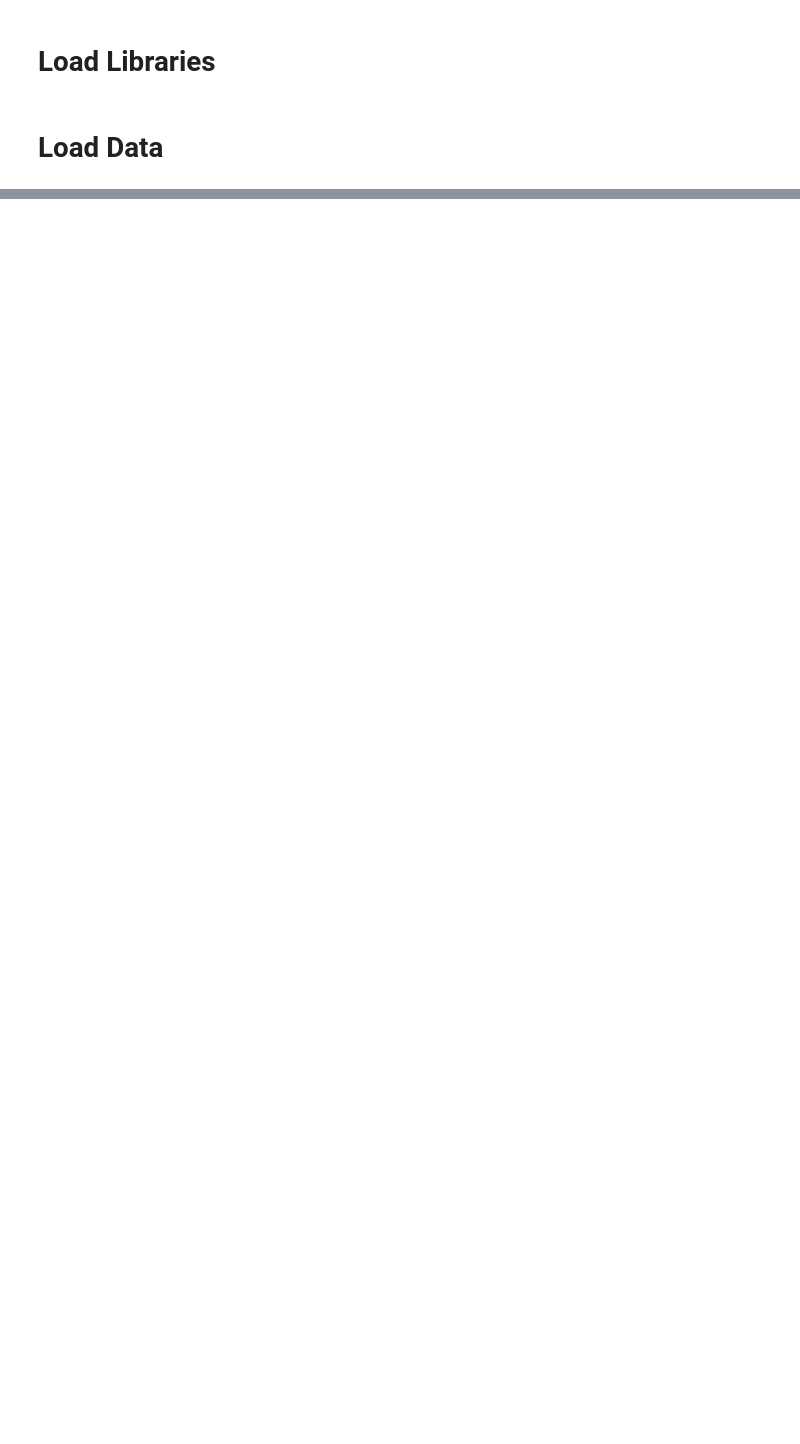
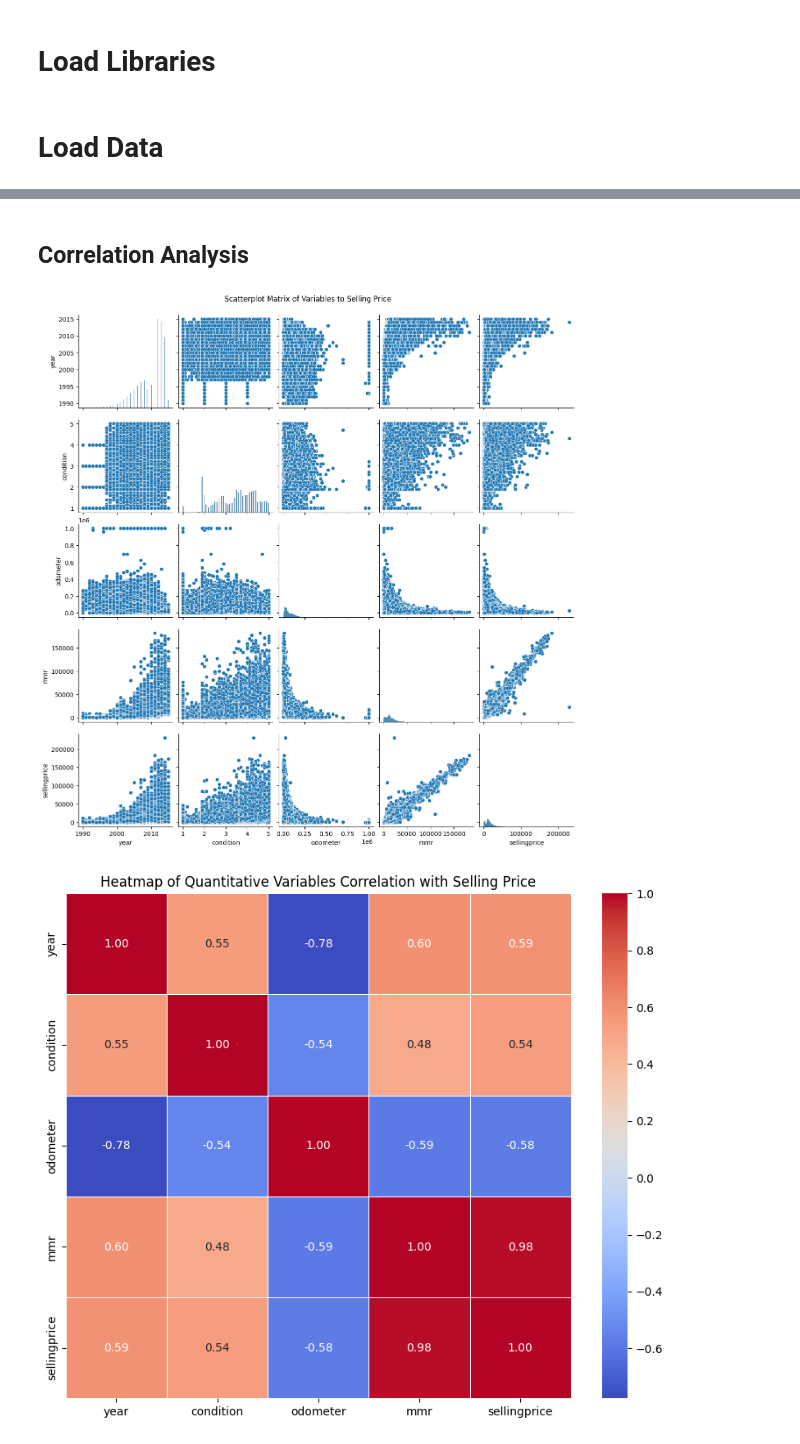
Before and after one commit to jasonzhu03/CS506-Project, a Jupyter notebook: final_project.ipynb, the cells around one changed output, grey strips where cells are left out. Saved outputs shown, nothing was run; the diff lists cells and outputs as text; code cells hidden in the pictures; blank space fills up the shorter version.

```diff
--- a/final_project.ipynb
+++ b/final_project.ipynb
@@ -163,0 +219,42 @@ for column in histogram_columns:
+# %% [markdown]
+## Correlation Analysis
+# %%
+# Select relevant columns (you can adjust this list based on your needs)
+variables_to_plot = ['year', 'condition', 'odometer', 'mmr', 'sellingprice']
+scatter_matrix_data = df[variables_to_plot]
+
+# Create a scatterplot matrix (pairplot)
+sns.pairplot(scatter_matrix_data)
+plt.suptitle('Scatterplot Matrix of Variables to Selling Price', y=1.02)  # Adjust the title position
+plt.show()
+
+
+correlation_data = df[numeric_features]
+
+# Calculate the correlation matrix
+correlation_matrix = correlation_data.corr()
+
+# Set up the matplotlib figure
+plt.figure(figsize=(10, 8))
+
+# Create a heatmap
+sns.heatmap(correlation_matrix, annot=True, fmt=".2f", cmap='coolwarm', square=True, cbar=True, linewidths=.5)
+
+# Set the title
+plt.title('Heatmap of Quantitative Variables Correlation with Selling Price')
+plt.show()
+
+
+categorical_features = ['make', 'model', 'trim', 'body', 'transmission', 'state', 'color', 'interior']
+
+# Create box plots for each categorical variable against sellingprice
+for column in categorical_features:
+    plt.figure(figsize=(12, 6))
+    sns.boxplot(x=column, y='sellingprice', data=df)
+    plt.title(f'Box Plot of Selling Price by {column}')
+    plt.xticks(rotation=45, ha='right')
+    plt.tight_layout()
+    plt.show()
+# %% [output]
+[figure, added]
+[figure, added]
```
Also changed, not shown: parts of 7 cells of this notebook, 1 other file.
